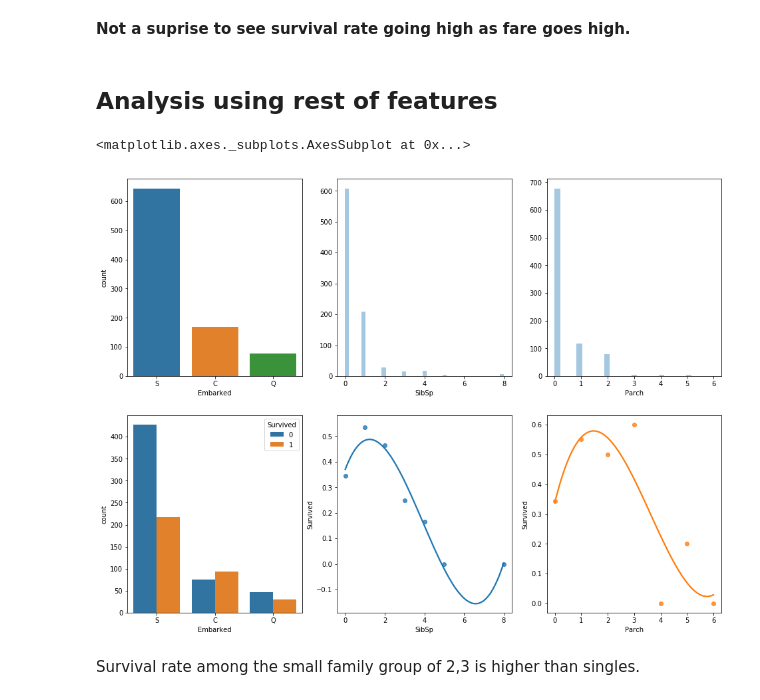
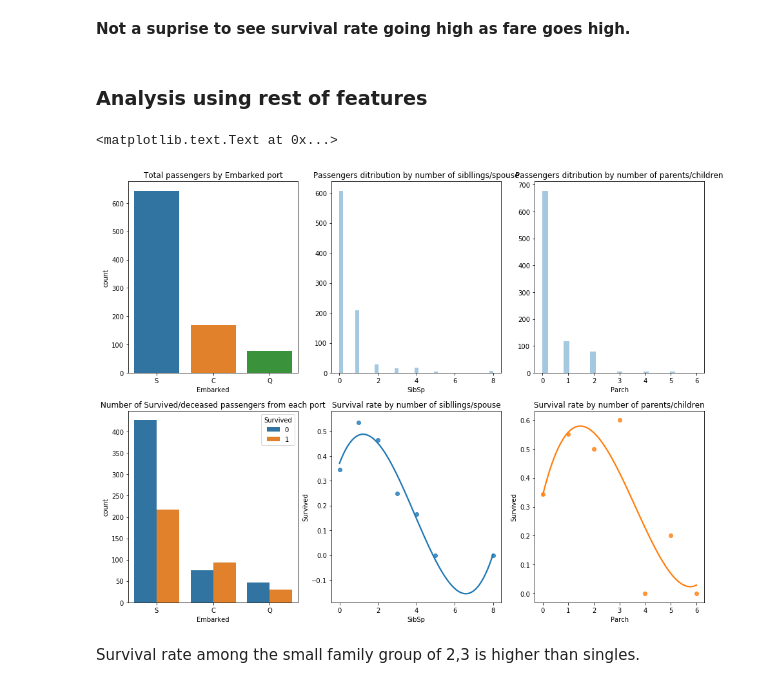
Before and after one commit to venkatesh-sg/Neural-Networks-Practice, a Jupyter notebook: Titanic disaster analysis/titanic disaster analysis.ipynb, the cells around one changed output. Drawn from its saved outputs; the diff is of its cells as text; code cells hidden in the pictures.

```diff
--- a/Titanic disaster analysis/titanic disaster analysis.ipynb
+++ b/Titanic disaster analysis/titanic disaster analysis.ipynb
@@ -208,19 +211,26 @@ ax[2].set_title("Survival rate among males & females by fare")
 # %% [markdown]
 **Not a suprise to see survival rate going high as fare goes high.**
 # %% [markdown]
-## Analysis using rest of features
+### Analysis using rest of features
 # %%
 f,ax = plt.subplots(2,3,figsize=(16,12))
 
 sns.countplot('Embarked',data=train, ax=ax[0,0])
 sns.countplot('Embarked', hue="Survived",data=train, ax=ax[1,0])
 sns.distplot(train["SibSp"].dropna(),kde=False, ax=ax[0,1])
 sns.regplot(x="SibSp", y="Survived", data=train[["SibSp", "Survived"]].dropna().groupby(["SibSp"], as_index=False).mean(), order=3, ci=None, truncate=True,ax=ax[1,1])
 sns.distplot(train["Parch"].dropna(),kde=False, ax=ax[0,2])
 sns.regplot(x="Parch", y="Survived", data=train[["Parch", "Survived"]].dropna().groupby(["Parch"], as_index=False).mean(), order=3, ci=None, truncate=True,ax=ax[1,2])
+
+ax[0,0].set_title("Total passengers by Embarked port")
+ax[0,1].set_title("Passengers ditribution by number of sibllings/spouse")
+ax[0,2].set_title("Passengers ditribution by number of parents/children")
+ax[1,0].set_title("Number of Survived/deceased passengers from each port")
+ax[1,1].set_title("Survival rate by number of sibllings/spouse")
+ax[1,2].set_title("Survival rate by number of parents/children")
 # %% [output]
-<matplotlib.axes._subplots.AxesSubplot at 0x...>
+<matplotlib.text.Text at 0x...>
-[figure, old version]
+[figure, new version]
 # %% [markdown]
 Survival rate among the small family group of 2,3 is higher than singles.
 # %% [markdown]
```
Also changed, not shown: parts of 33 cells of this notebook.
